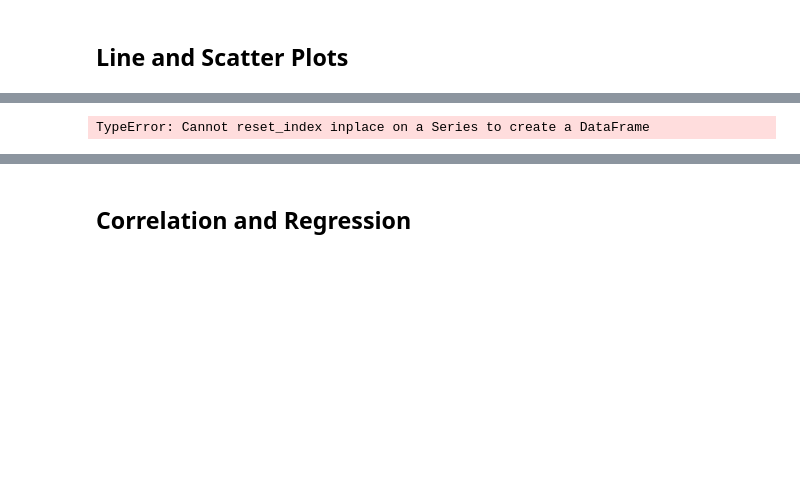
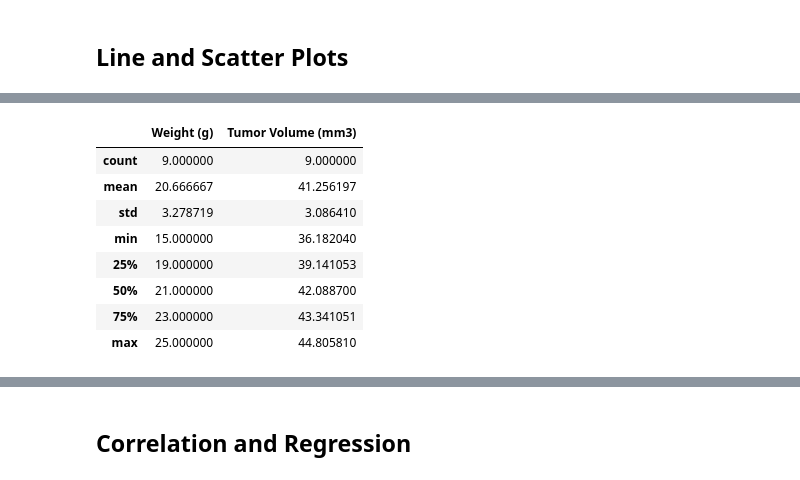
Before and after one commit to baileykayla953/Matplotlib-Challenge-, a Jupyter notebook: Matplotlib.ipynb, the cells around one changed output, grey strips where cells are left out. Cells and saved outputs as stored; diff of their text form; code cells hidden in the pictures; blank space fills up the shorter version.

```diff
--- a/Matplotlib.ipynb
+++ b/Matplotlib.ipynb
@@ -360,11 +359,19 @@ TypeError: 'str' object is not callable
 # %%
 # Generate a scatter plot of average tumor volume vs. mouse weight for the Capomulin regimen
 
 scatter_df= cleaned_mouse_df[cleaned_mouse_df['Drug Regimen'] == 'Capomulin']
-scatter_df2 = scatter_df.groupby('Tumor Volume (mm3)')['Weight (g)'].agg('mean')
+scatter_df2 = scatter_df.groupby('Weight (g)')['Tumor Volume (mm3)'].agg('mean').reset_index()
 
-scatter_df2.reset_index(inplace=True)
+
 
 scatter_df2.describe()
 # %% [output]
-TypeError: Cannot reset_index inplace on a Series to create a DataFrame
+|  | Weight (g) | Tumor Volume (mm3) |
+| count | 9.000000 | 9.000000 |
+| mean | 20.666667 | 41.256197 |
+| std | 3.278719 | 3.086410 |
+| min | 15.000000 | 36.182040 |
+| 25% | 19.000000 | 39.141053 |
+| 50% | 21.000000 | 42.088700 |
+| 75% | 23.000000 | 43.341051 |
+| max | 25.000000 | 44.805810 |
```
Also changed, not shown: parts of 7 cells of this notebook.
